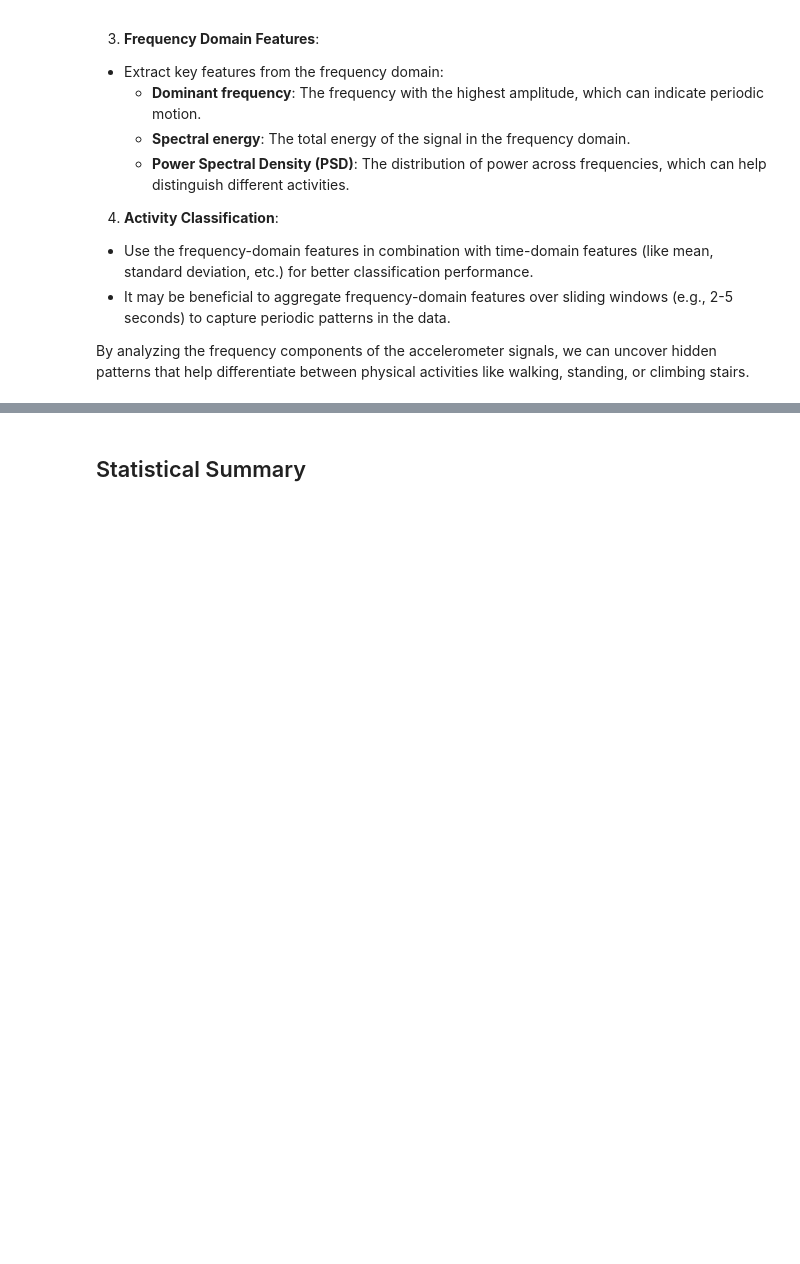
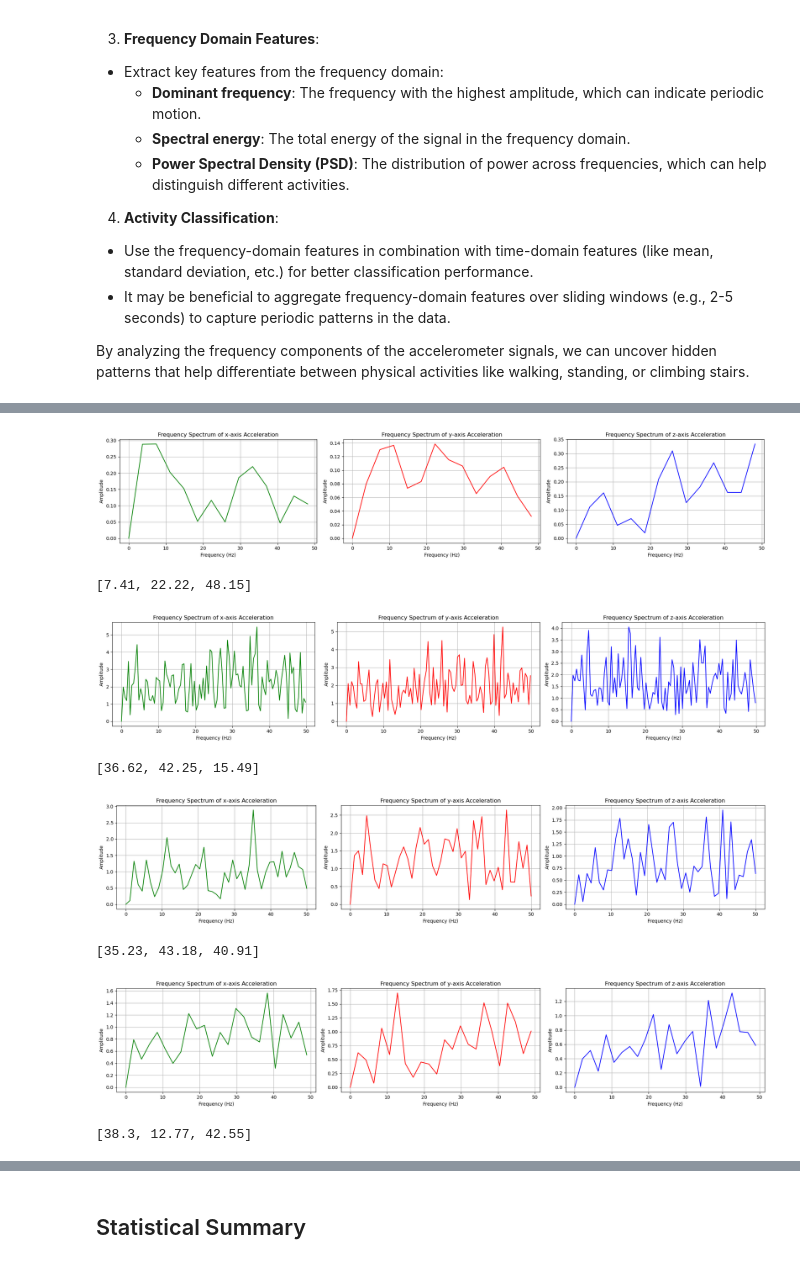
Before and after one commit to wittyphysicist/Final-Project-for-Using-Python-for-Research, a Jupyter notebook: Final Project for Using Python for Research.ipynb, the cells around one changed output, grey strips where cells are left out. Saved outputs shown, nothing was run; the diff lists cells and outputs as text; code cells hidden in the pictures; blank space fills up the shorter version.

```diff
--- a/Final Project for Using Python for Research.ipynb
+++ b/Final Project for Using Python for Research.ipynb
@@ -299,0 +286,48 @@ merged_data
+# %%
+colors = ['g', 'r', 'b']
+ax_labels = ['x','y','z']
+
+labels = [1,2,3,4]
+for i in labels:
+    dominant_freqs = []
+
+    df = nm_merged_data[nm_merged_data['label'] == i]
+
+    fig, axes = plt.subplots(1, 3, figsize=(20, 4))
+
+    for j in range(3):
+        dir = df[ax_labels[j]].values
+        n = len(dir)
+        sampling_rate = 100
+        time = np.arange(n) / sampling_rate
+        fft_vals = np.fft.rfft(dir)
+        fft_freqs = np.fft.rfftfreq(n, d=1/sampling_rate)
+        fft_vals[0] = 0 # Exclude DC component
+
+        # Find the dominant frequency for each ax_label
+        dominant_freq_index = np.argmax(np.abs(fft_vals))
+        dominant_freq = fft_freqs[dominant_freq_index]
+        dominant_freq = float("%.2f"%dominant_freq) # I only need 2 decimal numbers
+        dominant_freqs.append(dominant_freq)
+
+        # plot
+        axes[j].plot(fft_freqs, np.abs(fft_vals), colors[j])
+        axes[j].set_title("Frequency Spectrum of "+ax_labels[j]+"-axis Acceleration")
+        axes[j].set_xlabel("Frequency (Hz)")
+        axes[j].set_ylabel("Amplitude")
+        axes[j].grid()
+
+    plt.tight_layout()
+    plt.savefig("Amplitude vs Frequency_{i}.png")
+    plt.show()
+
+    print(dominant_freqs)
+# %% [output]
+[figure, added]
+[7.41, 22.22, 48.15]
+[figure, added]
+[36.62, 42.25, 15.49]
+[figure, added]
+[35.23, 43.18, 40.91]
+[figure, added]
+[38.3, 12.77, 42.55]
```
Also changed, not shown: parts of 28 cells of this notebook.
